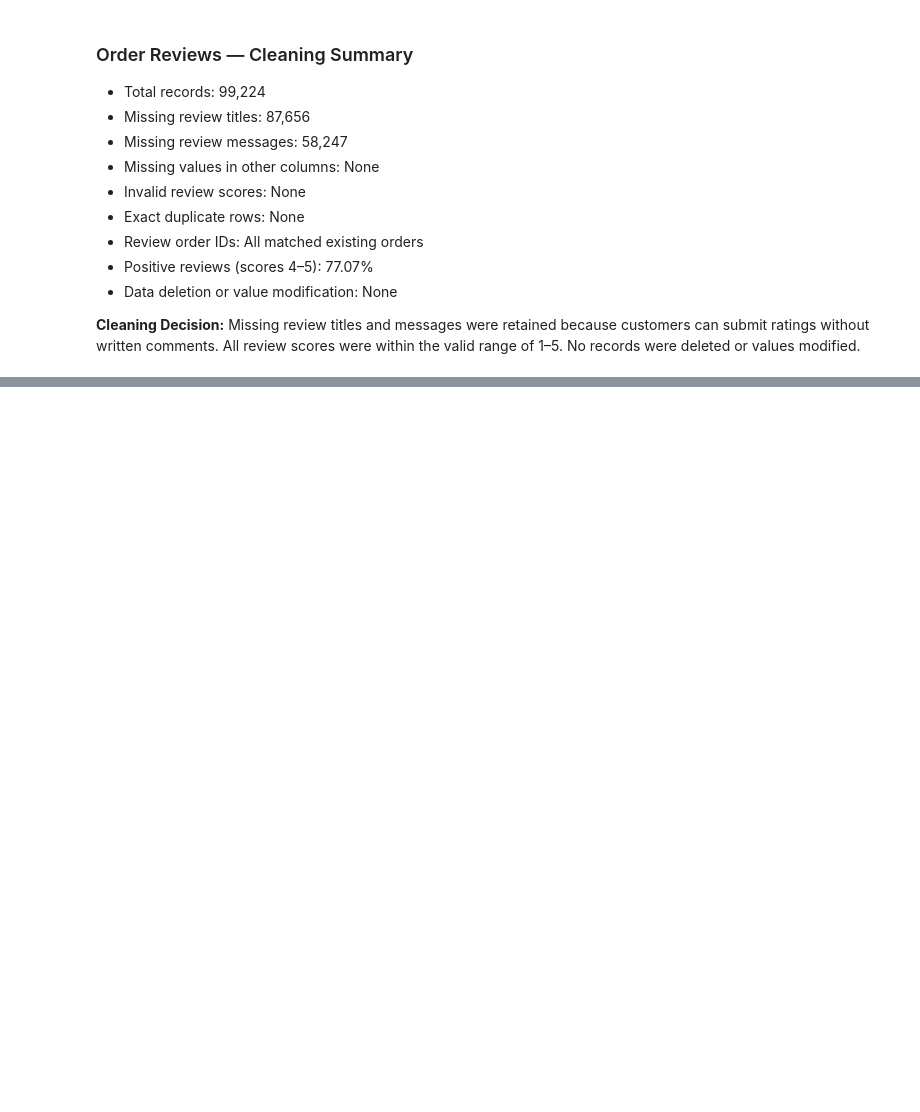
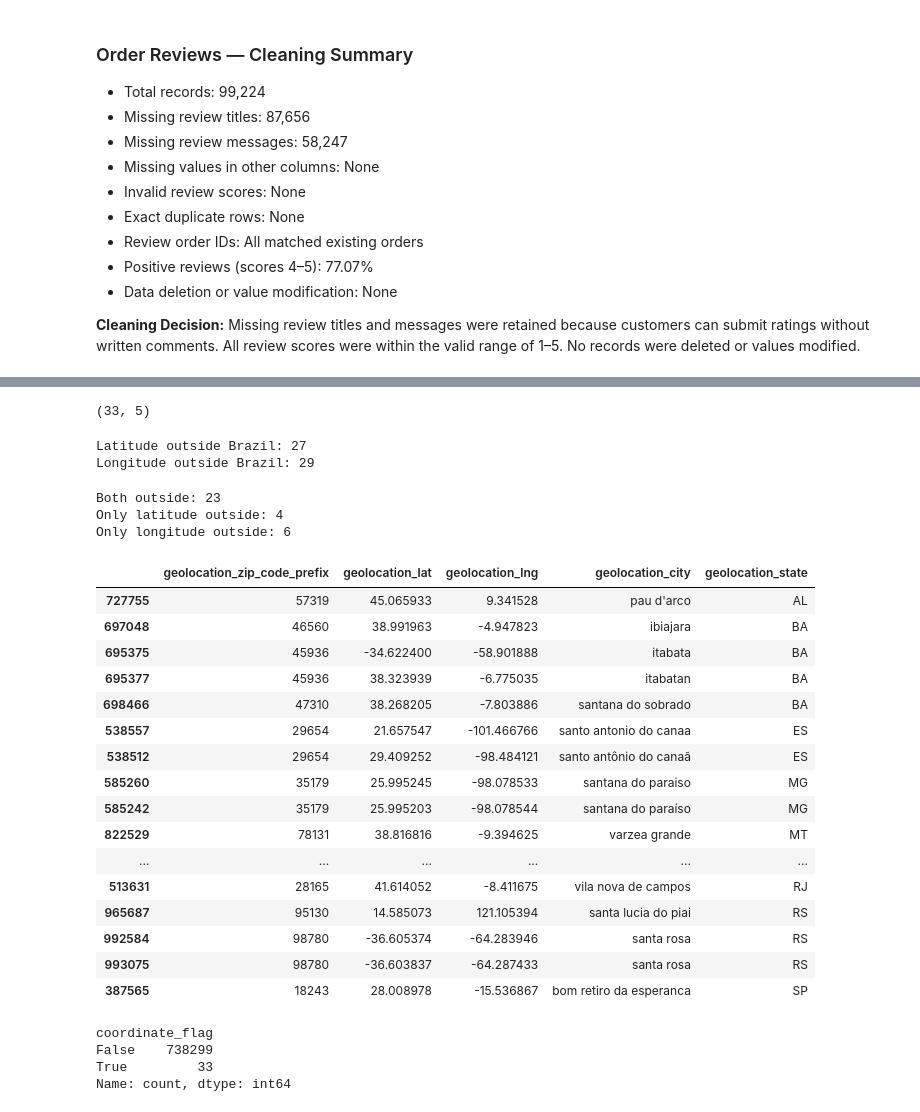
Before and after one commit to NazreenShanavaz/ecommerce-customer-intelligence, a Jupyter notebook: notebooks/02_data_cleaning.ipynb, the cells around one changed output, grey strips where cells are left out. Cells and saved outputs as stored; diff of their text form; code cells hidden in the pictures; blank space fills up the shorter version.

```diff
--- a/notebooks/02_data_cleaning.ipynb
+++ b/notebooks/02_data_cleaning.ipynb
@@ -672,0 +1116,4 @@ Name: count, dtype: int64
+# %%
+geolocation = pd.read_csv("../data/olist_geolocation_dataset.csv")
+
+geolocation.head()
@@ -672,0 +1177,4 @@ Name: count, dtype: int64
+# %%
+geolocation_clean = geolocation.drop_duplicates().copy()
+
+geolocation_clean.shape
@@ -672,0 +1210,7 @@ Name: count, dtype: int64
+# %%
+suspicious_coordinates = geolocation_clean[
+    ~geolocation_clean['geolocation_lat'].between(-34, 6) |
+    ~geolocation_clean['geolocation_lng'].between(-74, -34)
+]
+
+suspicious_coordinates.head(10)
@@ -672,0 +1229,49 @@ Name: count, dtype: int64
+# %%
+suspicious_coordinates.shape
+# %% [output]
+(33, 5)
+# %%
+print("Latitude outside Brazil:",
+      (~geolocation_clean['geolocation_lat'].between(-34, 6)).sum())
+
+print("Longitude outside Brazil:",
+      (~geolocation_clean['geolocation_lng'].between(-74, -34)).sum())
+# %% [output]
+Latitude outside Brazil: 27
+Longitude outside Brazil: 29
+# %%
+invalid_lat = ~geolocation_clean['geolocation_lat'].between(-34, 6)
+
+invalid_lng = ~geolocation_clean['geolocation_lng'].between(-74, -34)
+
+print("Both outside:", (invalid_lat & invalid_lng).sum())
+
+print("Only latitude outside:", (invalid_lat & ~invalid_lng).sum())
+
+print("Only longitude outside:", (~invalid_lat & invalid_lng).sum())
+# %% [output]
+Both outside: 23
+Only latitude outside: 4
+Only longitude outside: 6
+# %%
+suspicious_coordinates.sort_values(
+    by=['geolocation_state', 'geolocation_city']
+)
+# %% [output]
+|  | geolocation_zip_code_prefix | geolocation_lat | geolocation_lng | geolocation_city | geolocation_state |
+| 727755 | 57319 | 45.065933 | 9.341528 | pau d'arco | AL |
+| 697048 | 46560 | 38.991963 | -4.947823 | ibiajara | BA |
+| 695375 | 45936 | -34.622400 | -58.901888 | itabata | BA |
+| 695377 | 45936 | 38.323939 | -6.775035 | itabatan | BA |
+| 698466 | 47310 | 38.268205 | -7.803886 | santana do sobrado | BA |
+| 538557 | 29654 | 21.657547 | -101.466766 | santo antonio do canaa | ES |
+| 538512 | 29654 | 29.409252 | -98.484121 | santo antônio do canaã | ES |
+| 585260 | 35179 | 25.995245 | -98.078533 | santana do paraiso | MG |
+| 585242 | 35179 | 25.995203 | -98.078544 | santana do paraíso | MG |
+| 822529 | 78131 | 38.816816 | -9.394625 | varzea grande | MT |
+| ... | ... | ... | ... | ... | ... |
+| 513631 | 28165 | 41.614052 | -8.411675 | vila nova de campos | RJ |
+| 965687 | 95130 | 14.585073 | 121.105394 | santa lucia do piai | RS |
+| 992584 | 98780 | -36.605374 | -64.283946 | santa rosa | RS |
+| 993075 | 98780 | -36.603837 | -64.287433 | santa rosa | RS |
+| 387565 | 18243 | 28.008978 | -15.536867 | bom retiro da esperanca | SP |
@@ -672,0 +1283,7 @@ Name: count, dtype: int64
+# %%
+geolocation_clean['coordinate_flag'].value_counts()
+# %% [output]
+coordinate_flag
+False    738299
+True         33
+Name: count, dtype: int64
```
Also changed, not shown: parts of 60 cells of this notebook.
